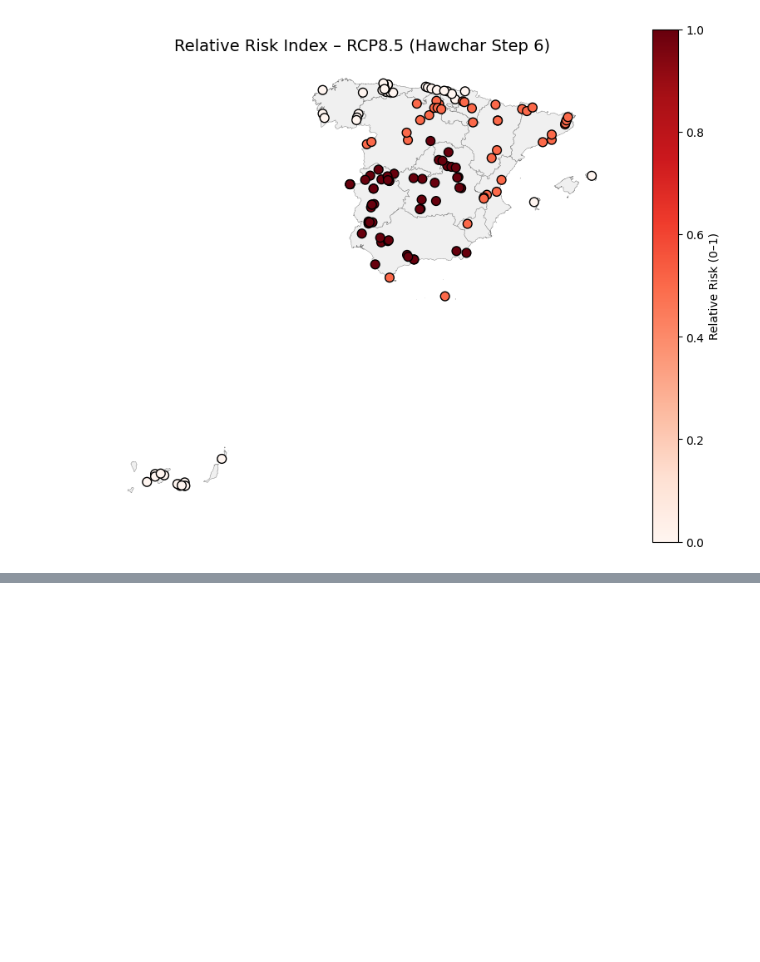
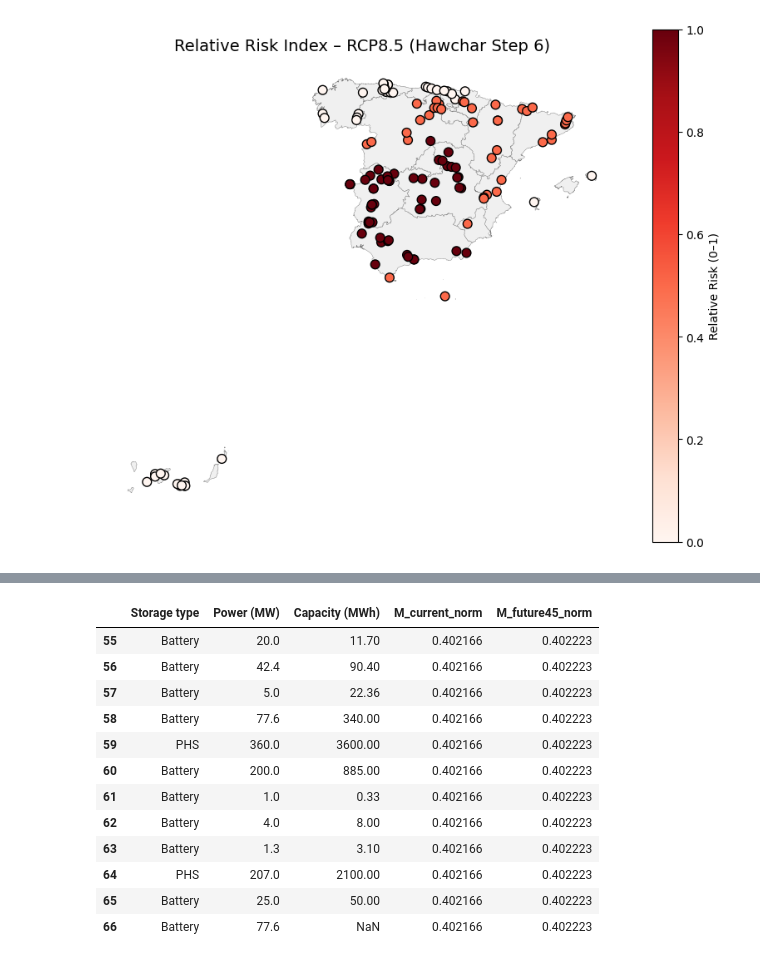
Before and after one commit to MariusMC8/Thesis-coding, a Jupyter notebook: Risk_ranking_maps.ipynb, the cells around one changed output, grey strips where cells are left out. Saved outputs shown, nothing was run; the diff lists cells and outputs as text; code cells hidden in the pictures; blank space fills up the shorter version.

```diff
--- a/Risk_ranking_maps.ipynb
+++ b/Risk_ranking_maps.ipynb
@@ -704,0 +1382,18 @@ plot_relative_risk(
+# %%
+data.loc[data['Region']=="Andalucía",
+         ['Storage type','Power (MW)', 'Capacity (MWh)',
+          'M_current_norm','M_future45_norm']]
+# %% [output]
+|  | Storage type | Power (MW) | Capacity (MWh) | M_current_norm | M_future45_norm |
+| 55 | Battery | 20.0 | 11.70 | 0.402166 | 0.402223 |
+| 56 | Battery | 42.4 | 90.40 | 0.402166 | 0.402223 |
+| 57 | Battery | 5.0 | 22.36 | 0.402166 | 0.402223 |
+| 58 | Battery | 77.6 | 340.00 | 0.402166 | 0.402223 |
+| 59 | PHS | 360.0 | 3600.00 | 0.402166 | 0.402223 |
+| 60 | Battery | 200.0 | 885.00 | 0.402166 | 0.402223 |
+| 61 | Battery | 1.0 | 0.33 | 0.402166 | 0.402223 |
+| 62 | Battery | 4.0 | 8.00 | 0.402166 | 0.402223 |
+| 63 | Battery | 1.3 | 3.10 | 0.402166 | 0.402223 |
+| 64 | PHS | 207.0 | 2100.00 | 0.402166 | 0.402223 |
+| 65 | Battery | 25.0 | 50.00 | 0.402166 | 0.402223 |
+| 66 | Battery | 77.6 | NaN | 0.402166 | 0.402223 |
```
Also changed, not shown: parts of 6 cells of this notebook.
